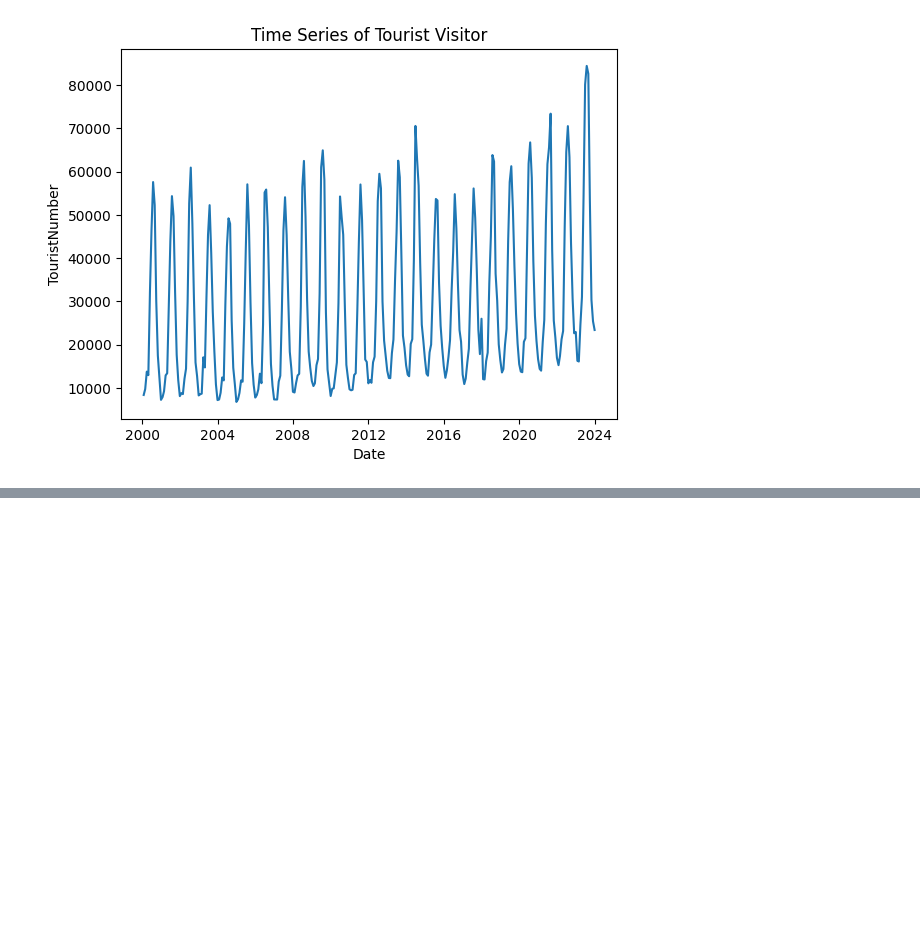
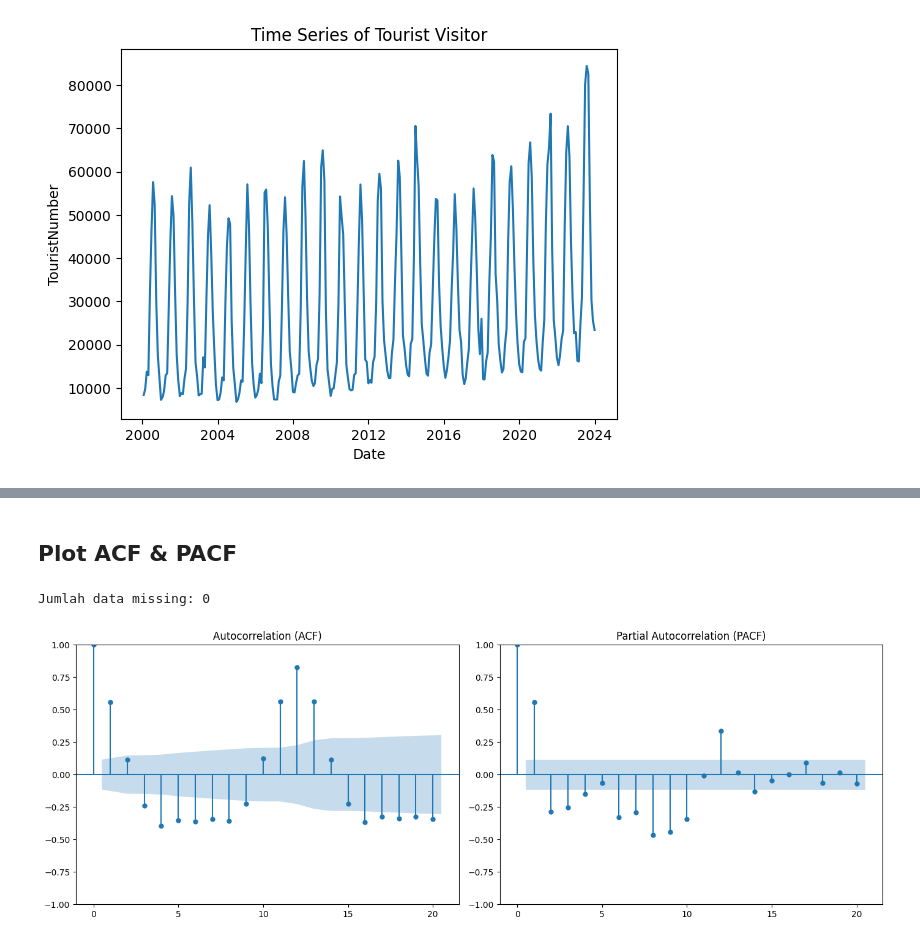
Before and after one commit to Ardavaa/time-series-tourist-visitors, a Jupyter notebook: main.ipynb, the cells around one changed output, grey strips where cells are left out. Saved outputs shown, nothing was run; the diff lists cells and outputs as text; code cells hidden in the pictures; blank space fills up the shorter version.

```diff
--- a/main.ipynb
+++ b/main.ipynb
@@ -39,0 +91,24 @@ plt.show()
+# %% [markdown]
+## Plot ACF & PACF
+# %%
+# drop nilai missing pada data original setelah diffencing
+diff_data = df['TouristNumber_Diff'].dropna()
+
+print(f'Jumlah data missing: {diff_data.isna().sum()}')
+# %% [output]
+Jumlah data missing: 0
+# %%
+plt.figure(figsize=(14,5))
+
+plt.subplot(1, 2, 1)
+plot_acf(diff_data, ax=plt.gca(), lags=20)
+plt.title("Autocorrelation (ACF)")
+
+plt.subplot(1, 2, 2)
+plot_pacf(diff_data, ax=plt.gca(), lags=20)
+plt.title("Partial Autocorrelation (PACF)")
+
+plt.tight_layout()
+plt.show()
+# %% [output]
+[figure, added]
```
Also changed, not shown: parts of 12 cells of this notebook.
